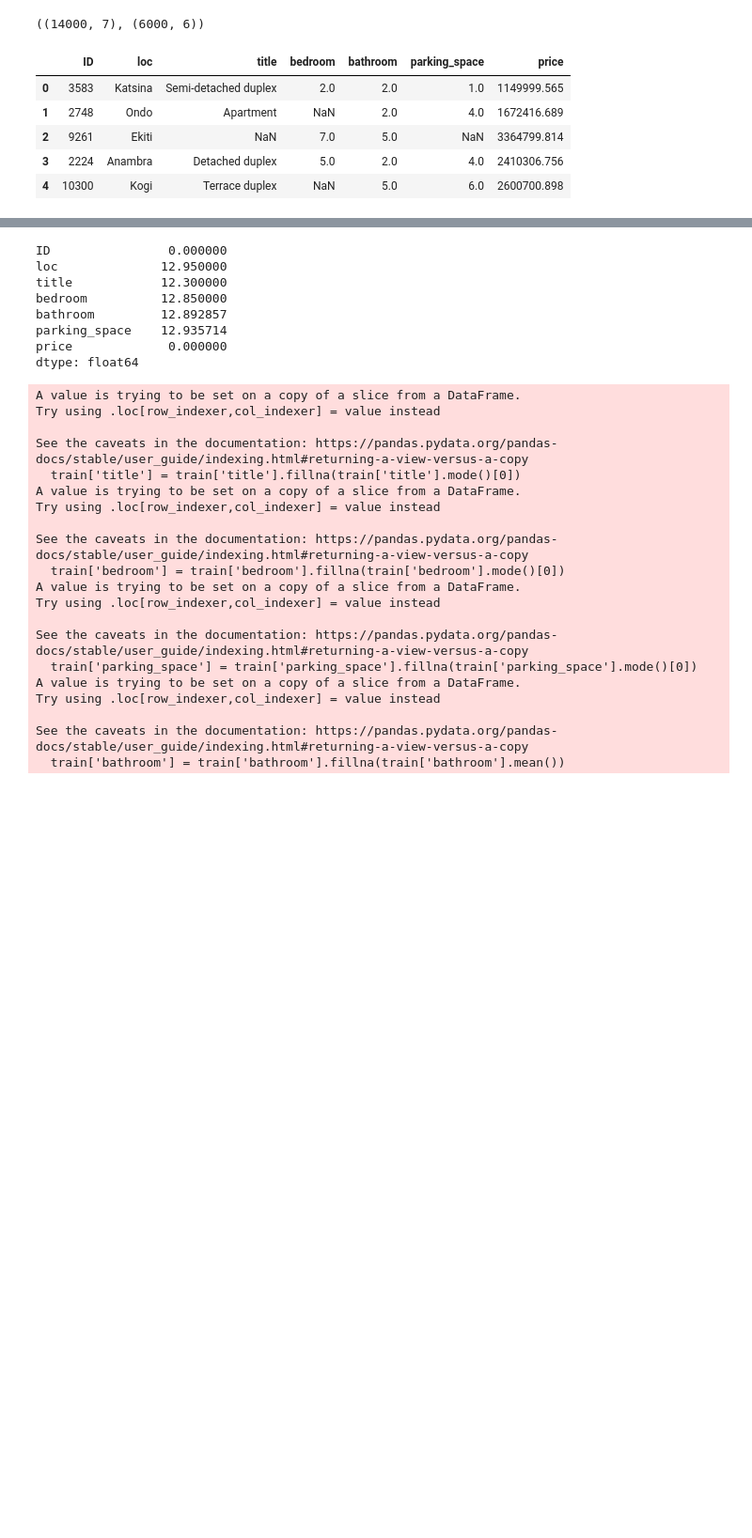
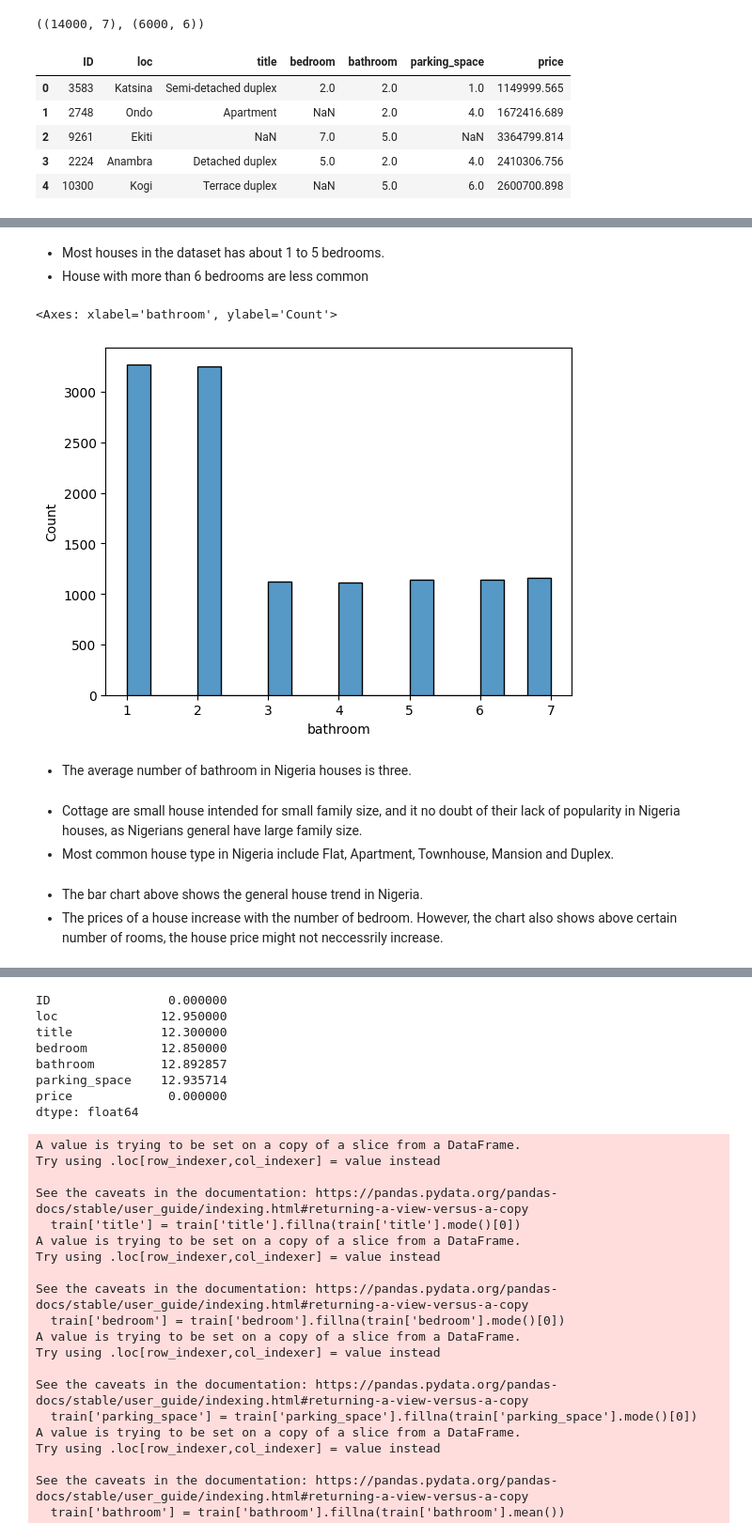
Before and after one commit to favourphilic/Hackathon, a Jupyter notebook: free-ai-classes-in-every-city-hackathon-2023/priceprediction.ipynb, the cells around one changed output, grey strips where cells are left out. Shown at 94% size. Saved outputs shown, nothing was run; the diff lists cells and outputs as text; code cells hidden in the pictures; blank space fills up the shorter version.

```diff
--- a/free-ai-classes-in-every-city-hackathon-2023/priceprediction.ipynb
+++ b/free-ai-classes-in-every-city-hackathon-2023/priceprediction.ipynb
@@ -31,0 +58,10 @@ train.head()
+# %% [markdown]
+* Most houses in the dataset has about 1 to 5 bedrooms.
+* House with more than 6 bedrooms are less common
+# %%
+sns.histplot(data=train, x="bathroom")
+# %% [output]
+<Axes: xlabel='bathroom', ylabel='Count'>
+[figure, added]
+# %% [markdown]
+* The average number of bathroom in Nigeria houses is three.
@@ -31,0 +71,3 @@ train.head()
+# %% [markdown]
+* Cottage are small house intended for small family size, and it no doubt of their lack of popularity in Nigeria houses, as Nigerians general have large family size.
+* Most common house type in Nigeria include Flat, Apartment, Townhouse, Mansion and Duplex.
@@ -31,0 +78,3 @@ train.head()
+# %% [markdown]
+* The bar chart above shows the general house trend in Nigeria.
+* The prices of a house increase with the number of bedroom. However, the chart also shows above certain number of rooms, the house price might not neccessrily increase.
```
Also changed, not shown: parts of 13 cells of this notebook.
